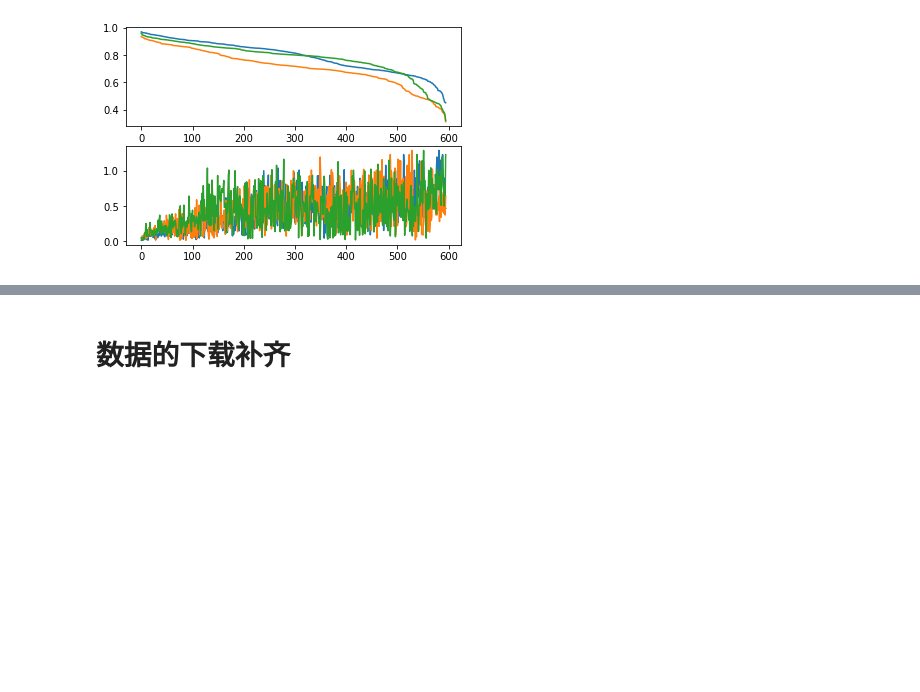
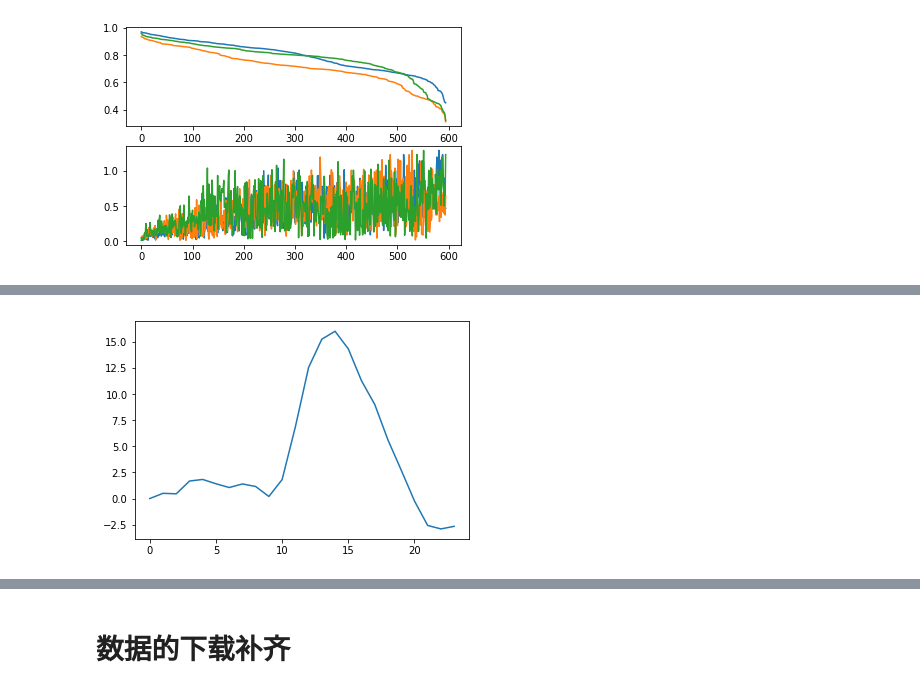
Before and after one commit to txytju/air-quality-prediction, a Jupyter notebook: data_exploration.ipynb, the cells around one changed output, grey strips where cells are left out. Saved outputs shown, nothing was run; the diff lists cells and outputs as text; code cells hidden in the pictures; blank space fills up the shorter version.

```diff
--- a/data_exploration.ipynb
+++ b/data_exploration.ipynb
@@ -124,0 +162,8 @@ for feature in ["PM2.5", "PM10", "O3"]:
+# %%
+bias_all_days = np.array(bias_all_days)
+# %%
+day = np.mean(bias_all_days, axis=0)
+# %%
+plt.plot(day);
+# %% [output]
+[figure, added]
```
Also changed, not shown: parts of 16 cells of this notebook, 1 other file.
